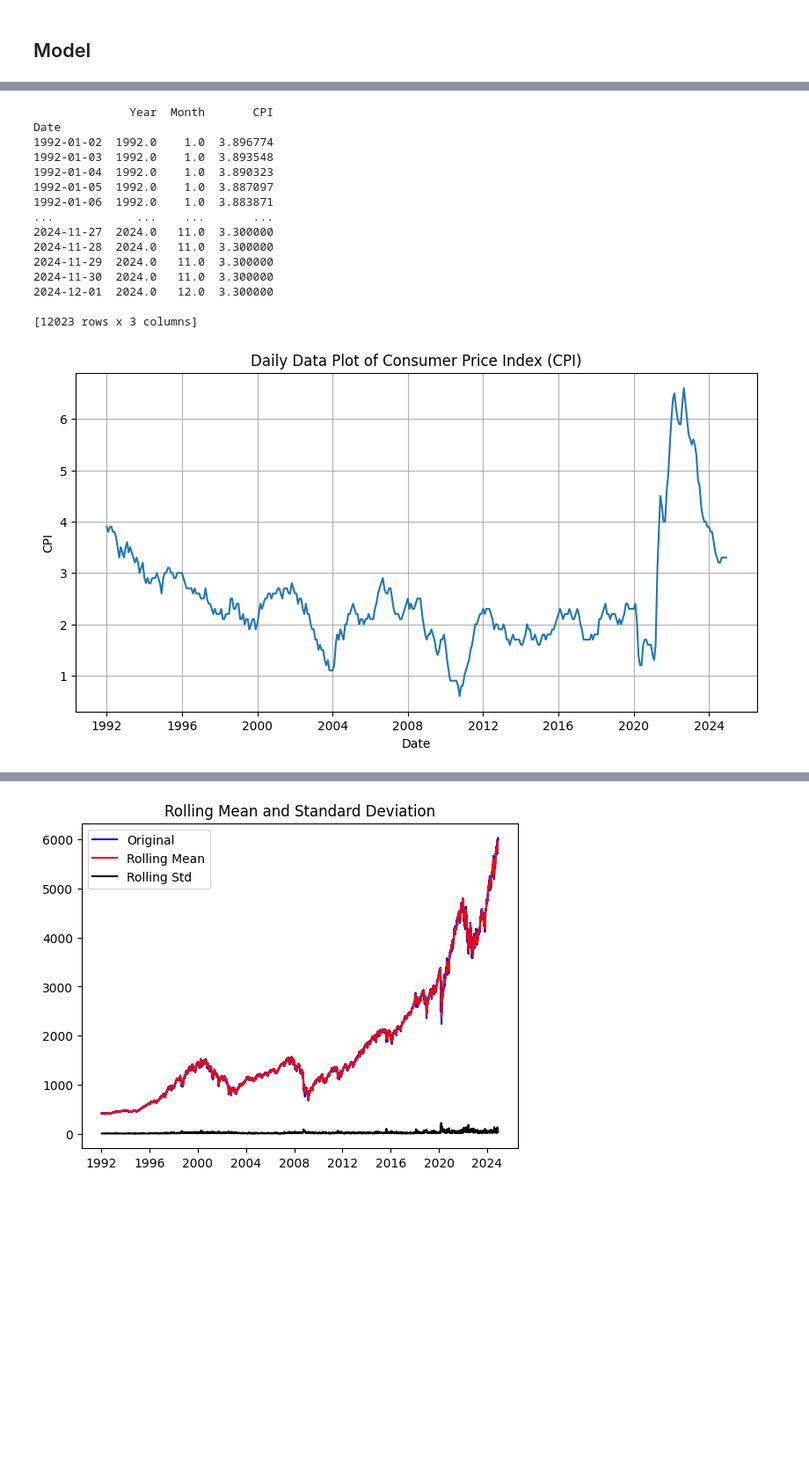
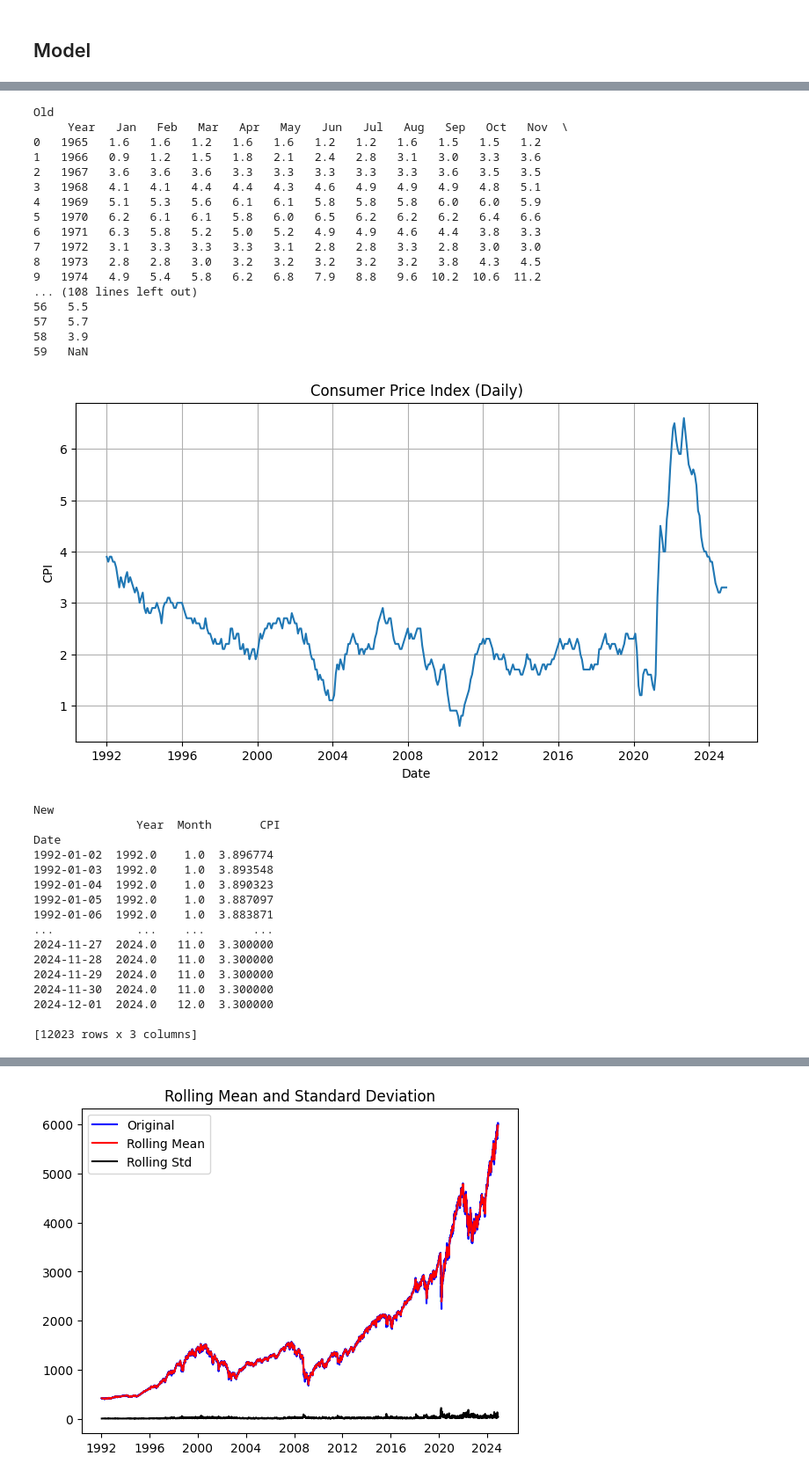
Before and after one commit to MichaelP901/Stock-Market-Predictor, a Jupyter notebook: capstone.ipynb, the cells around one changed output, grey strips where cells are left out. Shown at 88% size. Saved outputs shown, nothing was run; the diff lists cells and outputs as text; code cells hidden in the pictures; blank space fills up the shorter version.

Commit message:
Modifed visuals

```diff
--- a/capstone.ipynb
+++ b/capstone.ipynb
@@ -148,52 +246,71 @@ plt.show()
 cpi_data = pd.read_csv("cpi_data.csv")
 cpi_data.drop(columns=["HALF1", "HALF2"], inplace=True)
 cpi_data_long = cpi_data.melt(id_vars=["Year"], var_name="Month", value_name="CPI")
 cpi_data_long["Month"] = pd.to_datetime(cpi_data_long["Month"], format="%b").dt.month
 cpi_data_long["Date"] = pd.to_datetime(cpi_data_long[["Year", "Month"]].assign(Day=1))
 cpi_data_long = cpi_data_long.sort_values("Date")
 
 daily_index = pd.date_range(start=cpi_data_long['Date'].min(),
                             end=cpi_data_long['Date'].max(),
                             freq='D')
 
 cpi_data_daily = cpi_data_long.set_index('Date').reindex(daily_index)
 
 cpi_data_daily['CPI'] = cpi_data_daily['CPI'].interpolate(method='linear')
 cpi_data_daily['Year'] = cpi_data_daily['Year'].fillna(method="ffill")
 cpi_data_daily['Month'] = cpi_data_daily['Month'].fillna(method="ffill")
 
 cpi_data_daily.index.name = 'Date'
 
 cpi_data_daily = cpi_data_daily.loc[start_date:]
-print(cpi_data_daily)
 
-#loc[start_date:]
+print("Old\n",cpi_data)
 
 # Plot for CPI
 plt.figure(figsize=(10, 5))
 plt.plot(cpi_data_daily.index, cpi_data_daily["CPI"])
-plt.title("Daily Data Plot of Consumer Price Index (CPI)")
+plt.title("Consumer Price Index (Daily)")
 plt.xlabel("Date")
 plt.ylabel("CPI")
 plt.grid()
 plt.show()
+
+print("New\n",cpi_data_daily)
 # %% [output]
-              Year  Month       CPI
-Date
-1992-01-02  1992.0    1.0  3.896774
-1992-01-03  1992.0    1.0  3.893548
-1992-01-04  1992.0    1.0  3.890323
-1992-01-05  1992.0    1.0  3.887097
-1992-01-06  1992.0    1.0  3.883871
-...            ...    ...       ...
-2024-11-27  2024.0   11.0  3.300000
-2024-11-28  2024.0   11.0  3.300000
-2024-11-29  2024.0   11.0  3.300000
-2024-11-30  2024.0   11.0  3.300000
-2024-12-01  2024.0   12.0  3.300000
-
-[12023 rows x 3 columns]
+Old
+     Year   Jan   Feb   Mar   Apr   May   Jun   Jul   Aug   Sep   Oct   Nov  \
+0   1965   1.6   1.6   1.2   1.6   1.6   1.2   1.2   1.6   1.5   1.5   1.2
+1   1966   0.9   1.2   1.5   1.8   2.1   2.4   2.8   3.1   3.0   3.3   3.6
+2   1967   3.6   3.6   3.6   3.3   3.3   3.3   3.3   3.3   3.6   3.5   3.5
+3   1968   4.1   4.1   4.4   4.4   4.3   4.6   4.9   4.9   4.9   4.8   5.1
+4   1969   5.1   5.3   5.6   6.1   6.1   5.8   5.8   5.8   6.0   6.0   5.9
+5   1970   6.2   6.1   6.1   5.8   6.0   6.5   6.2   6.2   6.2   6.4   6.6
+6   1971   6.3   5.8   5.2   5.0   5.2   4.9   4.9   4.6   4.4   3.8   3.3
+7   1972   3.1   3.3   3.3   3.3   3.1   2.8   2.8   3.3   2.8   3.0   3.0
+8   1973   2.8   2.8   3.0   3.2   3.2   3.2   3.2   3.2   3.8   4.3   4.5
+9   1974   4.9   5.4   5.8   6.2   6.8   7.9   8.8   9.6  10.2  10.6  11.2
+... (108 lines left out)
+56   5.5
+57   5.7
+58   3.9
+59   NaN
-[figure, old version]
+[figure, new version]
+New
+               Year  Month       CPI
+Date
+1992-01-02  1992.0    1.0  3.896774
+1992-01-03  1992.0    1.0  3.893548
+1992-01-04  1992.0    1.0  3.890323
+1992-01-05  1992.0    1.0  3.887097
+1992-01-06  1992.0    1.0  3.883871
+...            ...    ...       ...
+2024-11-27  2024.0   11.0  3.300000
+2024-11-28  2024.0   11.0  3.300000
+2024-11-29  2024.0   11.0  3.300000
+2024-11-30  2024.0   11.0  3.300000
+2024-12-01  2024.0   12.0  3.300000
+
+[12023 rows x 3 columns]
 # %%
 # Interest Rates Data
 interest_rates_df = pd.read_csv(
```
Also changed, not shown: parts of 15 cells of this notebook.
